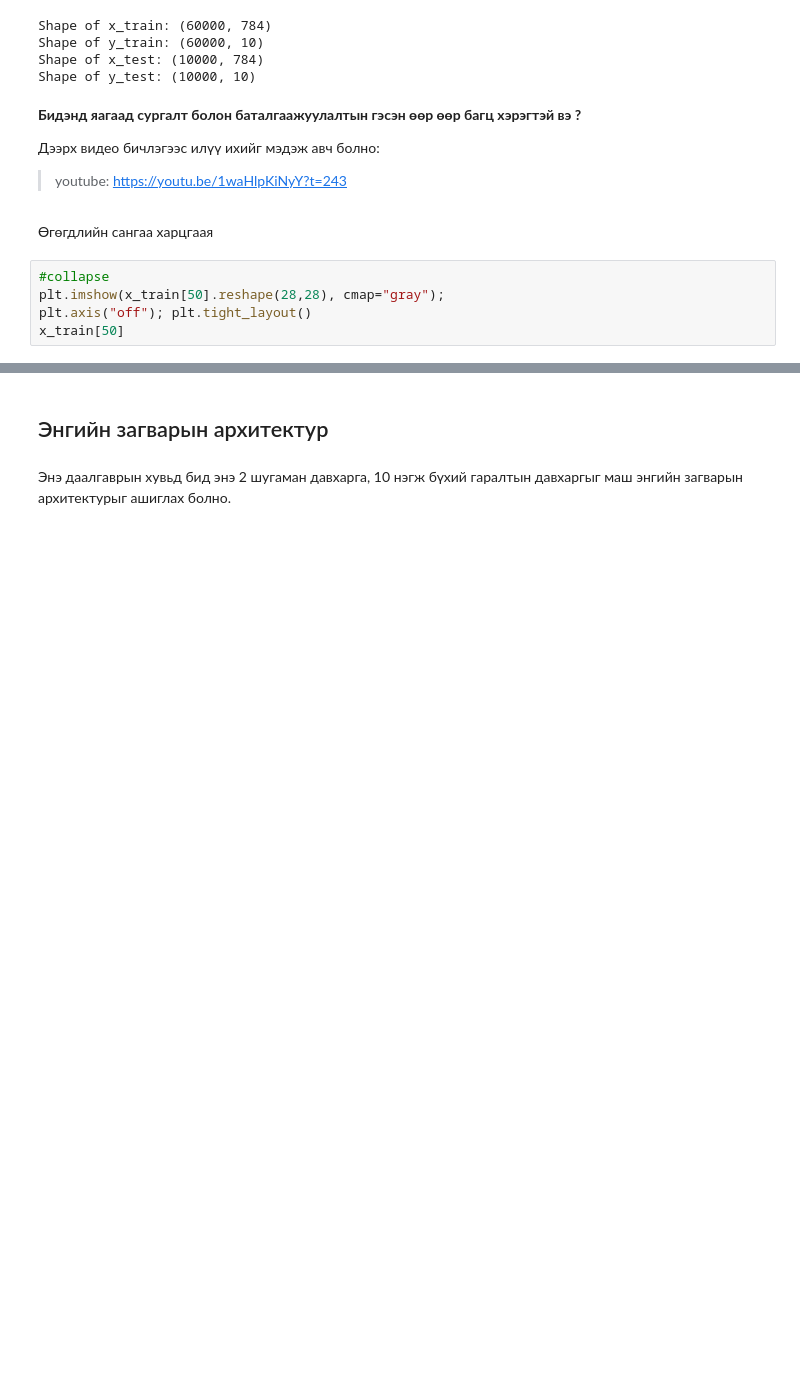
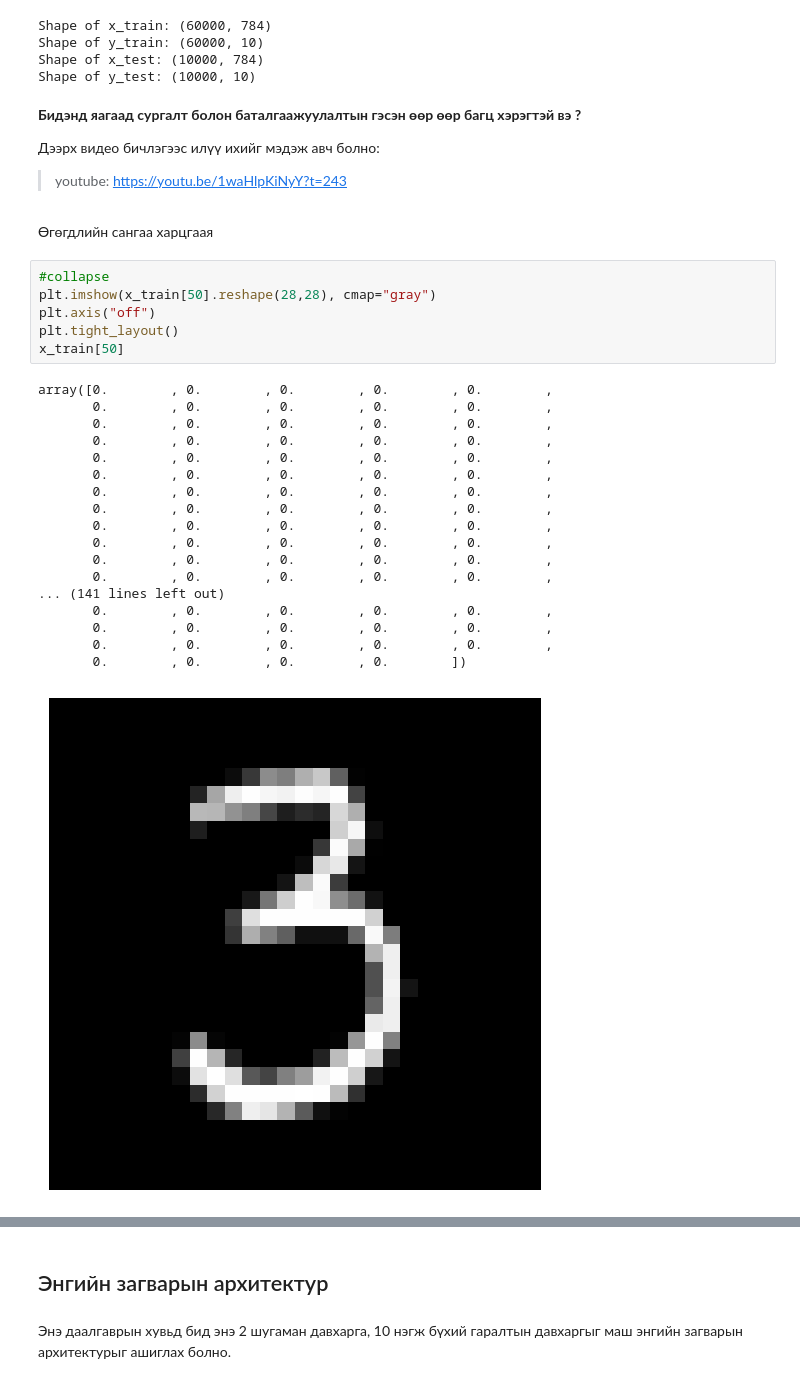
Before and after one commit to mrbuus/Machine-Learning, a Jupyter notebook: Lab/Lab5-6/CS308_lab5_6_B231910012.ipynb, the cells around one changed output, grey strips where cells are left out. Cells and saved outputs as stored; diff of their text form; blank space fills up the shorter version.

```diff
--- a/Lab/Lab5-6/CS308_lab5_6_B231910012.ipynb
+++ b/Lab/Lab5-6/CS308_lab5_6_B231910012.ipynb
@@ -104,8 +105,28 @@ Shape of y_test: (10000, 10)
 Өгөгдлийн сангаа харцгаая
 # %%
 #collapse
-plt.imshow(x_train[50].reshape(28,28), cmap="gray");
-plt.axis("off"); plt.tight_layout()
+plt.imshow(x_train[50].reshape(28,28), cmap="gray")
+plt.axis("off")
+plt.tight_layout()
 x_train[50]
+# %% [output]
+array([0.        , 0.        , 0.        , 0.        , 0.        ,
+       0.        , 0.        , 0.        , 0.        , 0.        ,
+       0.        , 0.        , 0.        , 0.        , 0.        ,
+       0.        , 0.        , 0.        , 0.        , 0.        ,
+       0.        , 0.        , 0.        , 0.        , 0.        ,
+       0.        , 0.        , 0.        , 0.        , 0.        ,
+       0.        , 0.        , 0.        , 0.        , 0.        ,
+       0.        , 0.        , 0.        , 0.        , 0.        ,
+       0.        , 0.        , 0.        , 0.        , 0.        ,
+       0.        , 0.        , 0.        , 0.        , 0.        ,
+       0.        , 0.        , 0.        , 0.        , 0.        ,
+       0.        , 0.        , 0.        , 0.        , 0.        ,
+... (141 lines left out)
+       0.        , 0.        , 0.        , 0.        , 0.        ,
+       0.        , 0.        , 0.        , 0.        , 0.        ,
+       0.        , 0.        , 0.        , 0.        , 0.        ,
+       0.        , 0.        , 0.        , 0.        ])
+[figure, added]
 # %%
 #collapse
```
Also changed, not shown: parts of 18 cells of this notebook, 1 other file.
